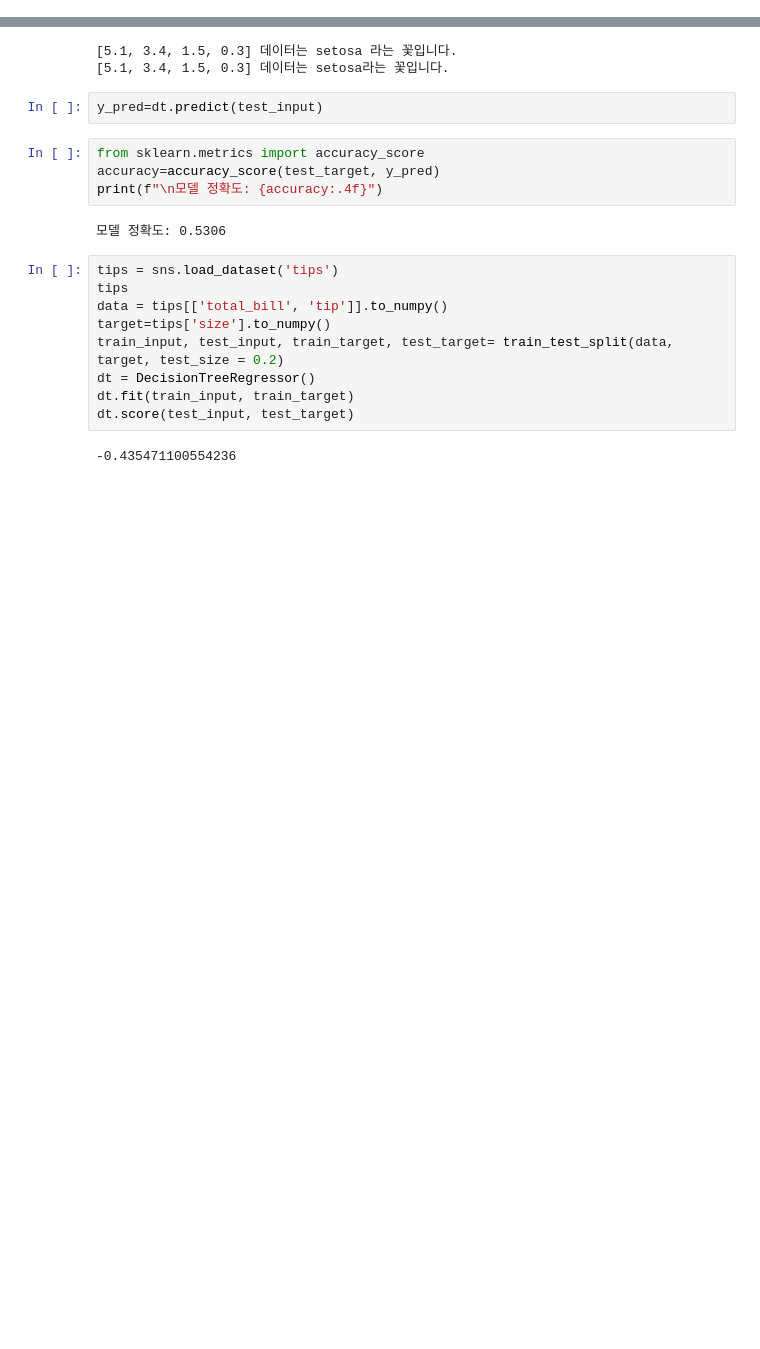
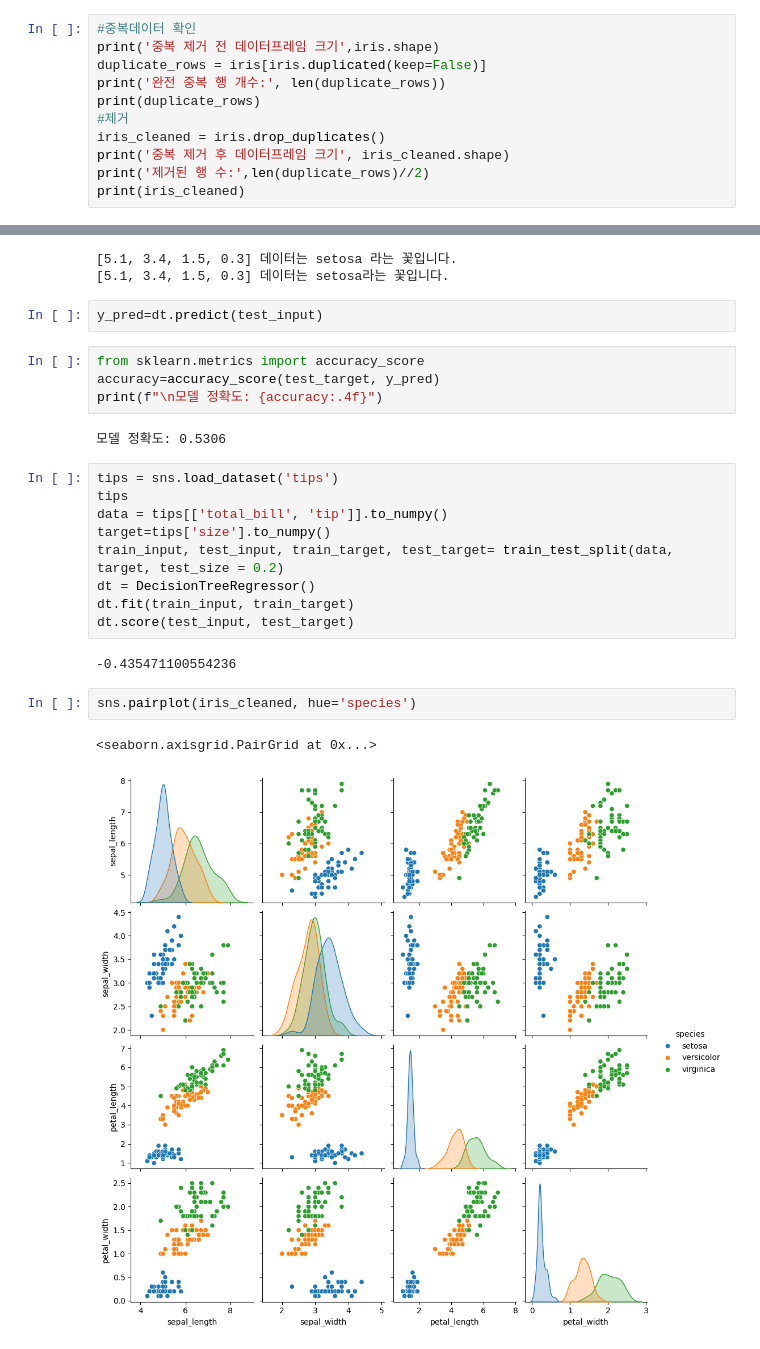
Before and after one commit to Byfroggy/AIpython, a Jupyter notebook: 250530.ipynb, the cells around one changed output, grey strips where cells are left out. Cells and saved outputs as stored; diff of their text form; blank space fills up the shorter version.

```diff
--- a/250530.ipynb
+++ b/250530.ipynb
@@ -32,0 +60,11 @@ species_group_mean
+# %%
+#중복데이터 확인
+print('중복 제거 전 데이터프레임 크기',iris.shape)
+duplicate_rows = iris[iris.duplicated(keep=False)]
+print('완전 중복 행 개수:', len(duplicate_rows))
+print(duplicate_rows)
+#제거
+iris_cleaned = iris.drop_duplicates()
+print('중복 제거 후 데이터프레임 크기', iris_cleaned.shape)
+print('제거된 행 수:',len(duplicate_rows)//2)
+print(iris_cleaned)
@@ -70,3 +143,8 @@ dt.fit(train_input, train_target)
 dt.score(test_input, test_target)
 # %% [output]
 -0.435471100554236
+# %%
+sns.pairplot(iris_cleaned, hue='species')
+# %% [output]
+<seaborn.axisgrid.PairGrid at 0x...>
+[figure, added]
```
Also changed, not shown: parts of 6 cells of this notebook.
